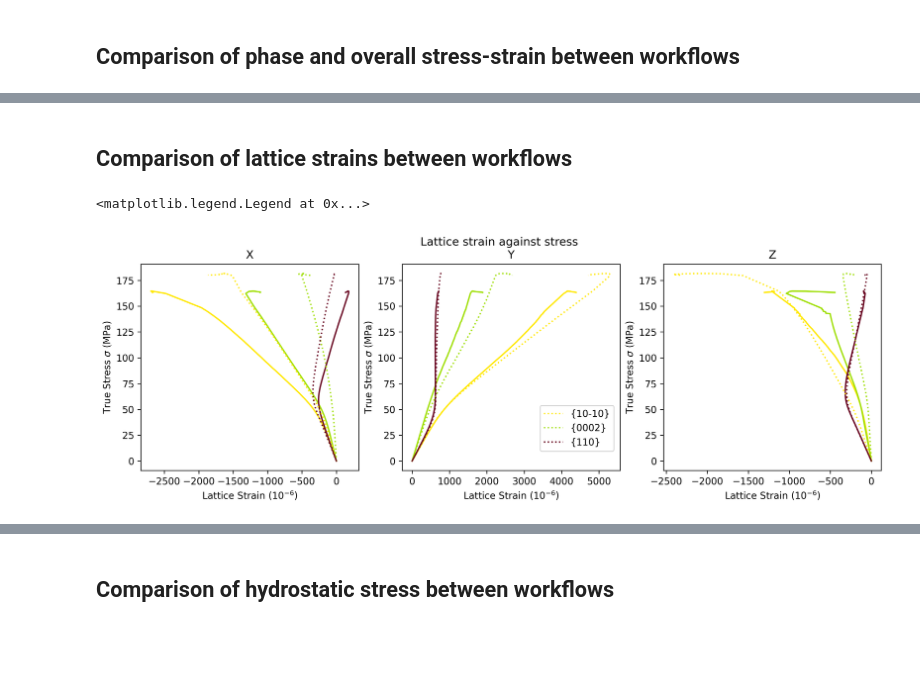
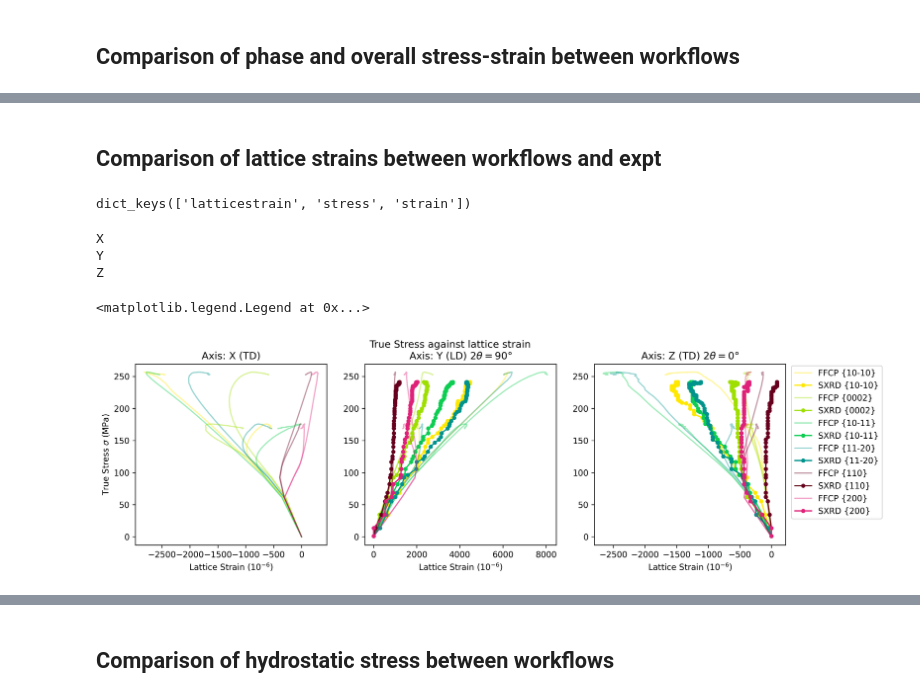
Before and after one commit to LightForm-group/Diffraction-postprocessing, a Jupyter notebook: comparison_of_workflows.ipynb, the cells around one changed output, grey strips where cells are left out. Saved outputs shown, nothing was run; the diff lists cells and outputs as text; code cells hidden in the pictures; blank space fills up the shorter version.

```diff
--- a/comparison_of_workflows.ipynb
+++ b/comparison_of_workflows.ipynb
@@ -82,53 +111,72 @@ fig.legend(by_label.values(), by_label.keys(), bbox_to_anchor=(1.05, 0.9))
 # %% [markdown]
-## Comparison of lattice strains between workflows
+## Comparison of lattice strains between workflows and expt
+# %%
+
+exp_latticestrain = pickle.load(open('/mnt/iusers01/jf01/y15576gb/temp_ETMT_data/034/exp_lattice_strain.pkl', 'rb'))
+exp_latticestrain['Y']['{0002}'].keys()
+# %% [output]
+dict_keys(['latticestrain', 'stress', 'strain'])
 # %%
 %matplotlib inline
 
 diff_params, defdap_phases = import_diff_params("Ti_alpha", "Ti_beta")
-planes_to_plot = ['{10-10}', '{0002}', '{110}']
+planes_to_plot = ['{10-11}', '{10-10}', '{11-20}', '{0002}', '{200}', '{110}']
 
 fig, axs = plt.subplots(1,3, figsize=(14, 4), dpi=300, facecolor='w') # one row, three coloumns
-fig.suptitle(f'Lattice strain against stress')
+fig.suptitle(f'True Stress against lattice strain')
 
 for i, axis in enumerate(["X", "Y", "Z"]):
-    for workflow_dir in workflow_dirs:
+    print(axis)
+    for model_num, workflow_dir in enumerate(workflow_dirs):
+        leg_label = f"Alt_{model_num+2}"
         stress_strain = pickle.load(open(workflow_dir+'stress_strain.pkl', 'rb'))
         true_stress = pickle.load(open(workflow_dir+'stress_strain.pkl', 'rb'))["Y"]['stress']
         latticestrain = pickle.load(open(workflow_dir+'lattice_strain.pkl', 'rb'))
+        # exp SXRD data:
+        exp_latticestrain = pickle.load(open('/mnt/iusers01/jf01/y15576gb/temp_ETMT_data/034/exp_lattice_strain.pkl', 'rb'))
 
         latticestrain_mean = {}
         for phase_name, latticestrain_phase in latticestrain[axis].items():
             latticestrain_phase_mean = {}
             for plane_label, strains in latticestrain_phase.items():
                 latticestrain_phase_mean[plane_label] = np.array([strain.mean() for strain in strains])
             latticestrain_mean[phase_name] = latticestrain_phase_mean
 
         for phase in defdap_phases.keys():
             for plane_label, mean_strain in latticestrain_mean[phase].items():
                 if plane_label in planes_to_plot:
                     total_microstrain = np.array([0] + mean_strain) * 1e6 # convert to microstrain (1e6)
+                    if axis=="Y" or axis=="Z":
+                        exp_microstrain = exp_latticestrain[axis][plane_label]['latticestrain']
+                        exp_stress = exp_latticestrain[axis][plane_label]['stress']
+                    else:
+                        exp_microstrain =[]
+                        exp_stress =[]
                     plane_colour = diff_params[phase]['diffraction_planes'][plane_label]['colour']
                     plane_marker = diff_params[phase]['diffraction_planes'][plane_label]['marker']
-                    if workflow_dir == "/mnt/iusers01/jf01/y15576gb/postprocessing/034_Ti64_TIFUN-T4_TD_910C_equiaxed_DeformY64x_1mms-1_Xprism_2023-05-30-134857/":
-                        axs[i].plot(total_microstrain, true_stress,
-                                    color=plane_colour, linestyle='dotted', marker='',
-                                    label=plane_label)
-                    else:
-                        axs[i].plot(total_microstrain, true_stress,
-                                    color=plane_colour, marker='',
-                                    label=plane_label)
 
+                    axs[i].plot(total_microstrain, true_stress,
+                                color=plane_colour, marker='', linestyle='-',
+                                alpha=0.4, label=f"FFCP {plane_label}")
 
-    axs[i].title.set_text(f"{axis}")
+                    axs[i].plot(exp_microstrain, exp_stress,
+                                color=plane_colour, marker='.', markersize=8, linestyle='-',
+                                label=f"SXRD {plane_label}")
+
     axs[i].set_facecolor("white")
     axs[i].set_xlabel("Lattice Strain ($10^{-6}$)")
     axs[i].set_xlim([None, None])
-    axs[i].set_ylabel("True Stress $\sigma$ (MPa)")
     axs[i].set_ylim([None, None])
-
+axs[0].set_ylabel("True Stress $\sigma$ (MPa)")
+axs[0].title.set_text(f"Axis: X (TD)")
+axs[1].title.set_text(f"Axis: Y (LD) $2θ=90\degree$")
+axs[2].title.set_text(f"Axis: Z (TD) $2θ=0\degree$")
 handles, labels = plt.gca().get_legend_handles_labels()
 by_label = dict(zip(labels, handles))
-fig.legend(by_label.values(), by_label.keys(), bbox_to_anchor=(0.625, 0.38))
+fig.legend(by_label.values(), by_label.keys(), bbox_to_anchor=(1.02, 0.89))
 # %% [output]
-<matplotlib.legend.Legend at 0x...>
+X
+Y
+Z
+<matplotlib.legend.Legend at 0x...>
-[figure, old version]
+[figure, new version]
```
Also changed, not shown: parts of 5 cells of this notebook, 6 other files.
